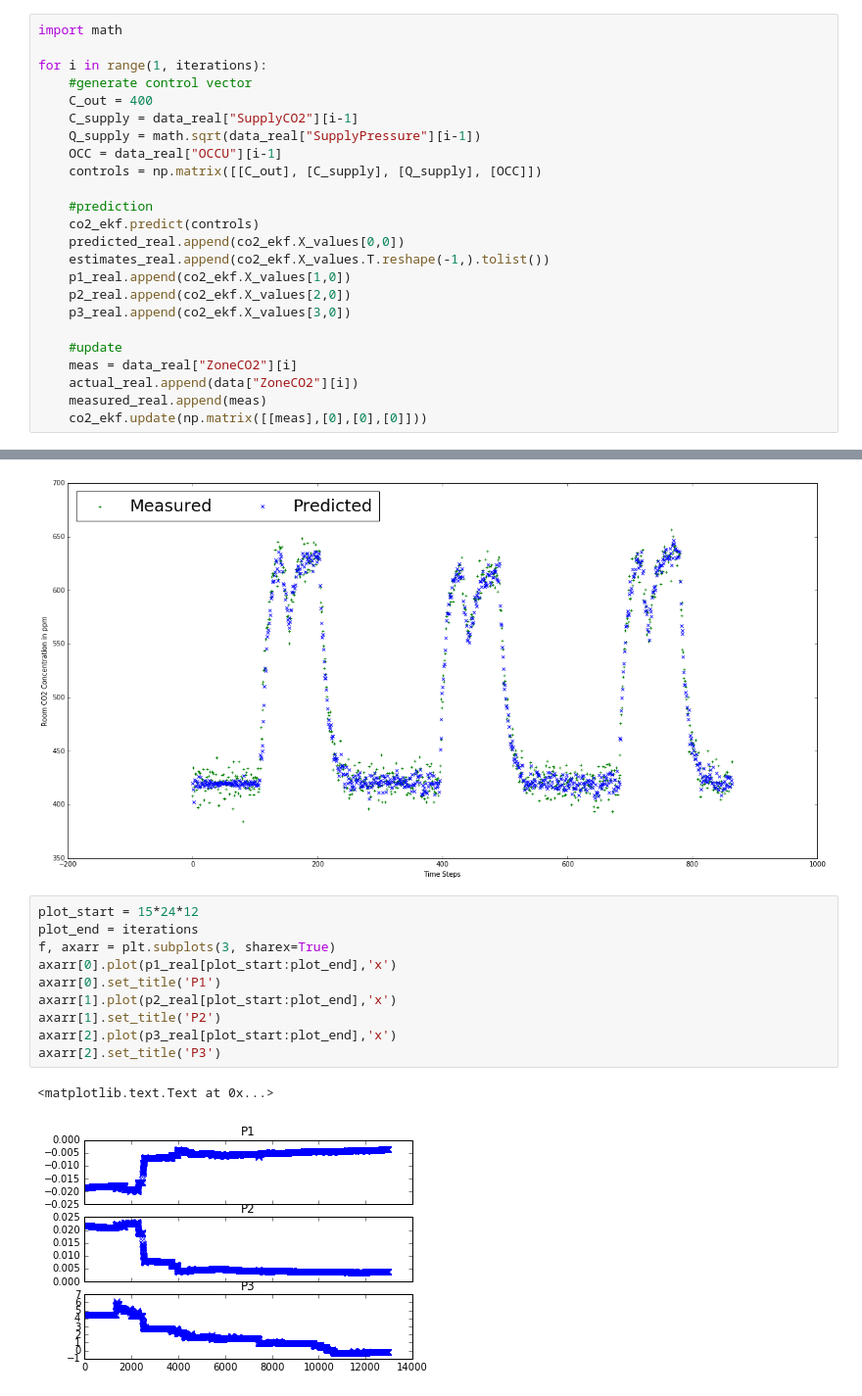
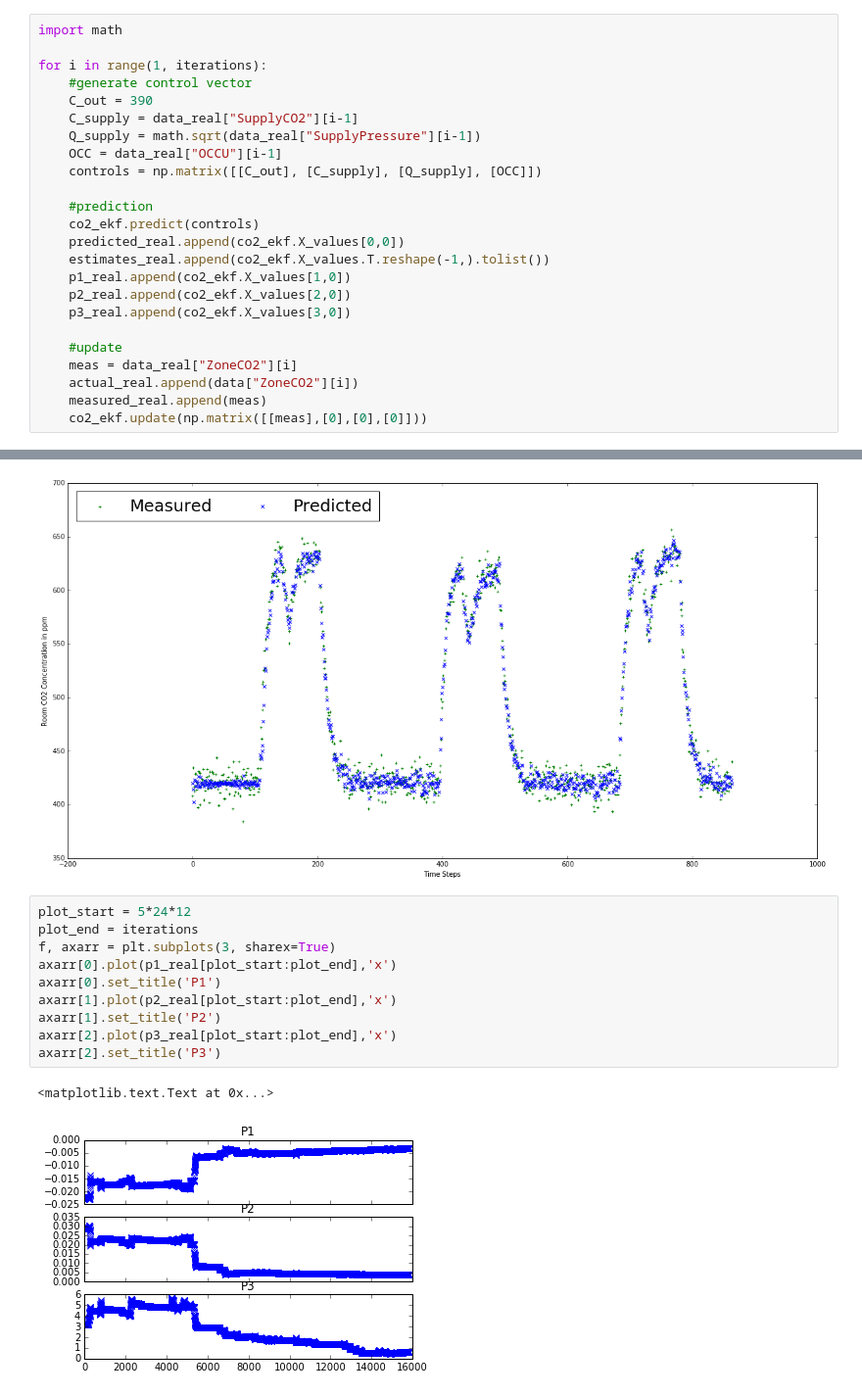
Before and after one commit to bnajafi/BuildingEnergySimulationNotebook, a Jupyter notebook: Zone CO2 Balance Fault Detection.ipynb, the cells around one changed output, grey strips where cells are left out. Shown at 98% size. Drawn from its saved outputs; the diff is of its cells as text.

```diff
--- a/Zone CO2 Balance Fault Detection.ipynb
+++ b/Zone CO2 Balance Fault Detection.ipynb
@@ -482,7 +482,7 @@ import math
 
 for i in range(1, iterations):
     #generate control vector
-    C_out = 400
+    C_out = 390
     C_supply = data_real["SupplyCO2"][i-1]
     Q_supply = math.sqrt(data_real["SupplyPressure"][i-1])
     OCC = data_real["OCCU"][i-1]
@@ -520,15 +520,15 @@ plt.show()
 # %% [output]
 [figure]
 # %%
-plot_start = 15*24*12
+plot_start = 5*24*12
 plot_end = iterations
 f, axarr = plt.subplots(3, sharex=True)
 axarr[0].plot(p1_real[plot_start:plot_end],'x')
 axarr[0].set_title('P1')
 axarr[1].plot(p2_real[plot_start:plot_end],'x')
 axarr[1].set_title('P2')
 axarr[2].plot(p3_real[plot_start:plot_end],'x')
 axarr[2].set_title('P3')
 # %% [output]
 <matplotlib.text.Text at 0x...>
-[figure, old version]
+[figure, new version]
```
Also changed, not shown: 4 other files.
